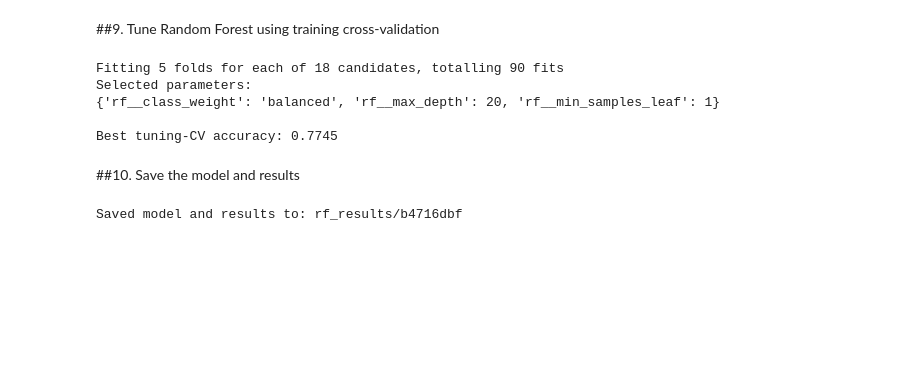
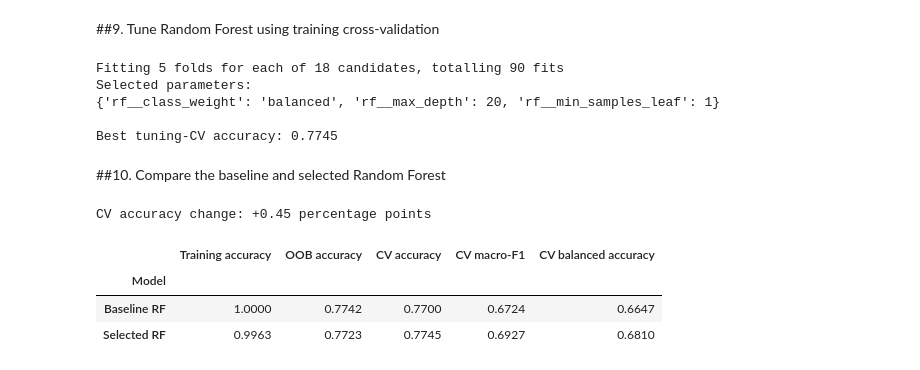
Before and after one commit to Ayesh2002/ml-student-dropout, a Jupyter notebook: 02_random_forest.ipynb, the cells around one changed output. Drawn from its saved outputs; the diff is of its cells as text; code cells hidden in the pictures; blank space fills up the shorter version.

Commit message:
compare baseline and selected random forest diagnostics

```diff
--- a/02_random_forest.ipynb
+++ b/02_random_forest.ipynb
@@ -559,34 +559,52 @@ Selected parameters:
 
 Best tuning-CV accuracy: 0.7745
 # %% [markdown]
-##10. Save the model and results
+##10. Compare the baseline and selected Random Forest
-# %%
-joblib.dump(
-    selected_model,
-    RESULTS / "random_forest.joblib",
-)
-
-(RESULTS / "experiment.json").write_text(
-    json.dumps(frozen, indent=2),
-    encoding="utf-8",
-)
-
-split_record = pd.concat([
-    pd.DataFrame({
-        "Dataset row": X_train.index,
-        "Partition": "training",
-    }),
-    pd.DataFrame({
-        "Dataset row": X_test.index,
-        "Partition": "benchmark",
-    }),
-]).sort_values("Dataset row")
-
-split_record.to_csv(
-    RESULTS / "student_split.csv",
-    index=False,
-)
-
-print("Saved model and results to:", RESULTS)
-# %% [output]
-Saved model and results to: rf_results/b4716dbf
+# %%
+best_index = rf_search.best_index_
+search_results = rf_search.cv_results_
+
+comparison = pd.DataFrame({
+    "Model": ["Baseline RF", "Selected RF"],
+
+    "Training accuracy": [
+        rf_baseline.score(X_train, y_train),
+        best_rf.score(X_train, y_train)
+    ],
+
+    "OOB accuracy": [
+        rf_baseline.named_steps["rf"].oob_score_,
+        best_rf.named_steps["rf"].oob_score_
+    ],
+
+    "CV accuracy": [
+        baseline_cv["test_accuracy"].mean(),
+        rf_search.best_score_
+    ],
+
+    "CV macro-F1": [
+        baseline_cv["test_macro_f1"].mean(),
+        search_results["mean_test_macro_f1"][best_index]
+    ],
+
+    "CV balanced accuracy": [
+        baseline_cv["test_balanced_accuracy"].mean(),
+        search_results["mean_test_balanced_accuracy"][best_index]
+    ]
+}).set_index("Model")
+
+# Calculate the change in CV accuracy
+accuracy_change = (
+    comparison.loc["Selected RF", "CV accuracy"]
+    - comparison.loc["Baseline RF", "CV accuracy"]
+) * 100
+
+print(f"CV accuracy change: {accuracy_change:+.2f} percentage points")
+
+comparison.round(4)
+# %% [output]
+CV accuracy change: +0.45 percentage points
+|  | Training accuracy | OOB accuracy | CV accuracy | CV macro-F1 | CV balanced accuracy |
+| Model |  |  |  |  |  |
+| Baseline RF | 1.0000 | 0.7742 | 0.7700 | 0.6724 | 0.6647 |
+| Selected RF | 0.9963 | 0.7723 | 0.7745 | 0.6927 | 0.6810 |
```
